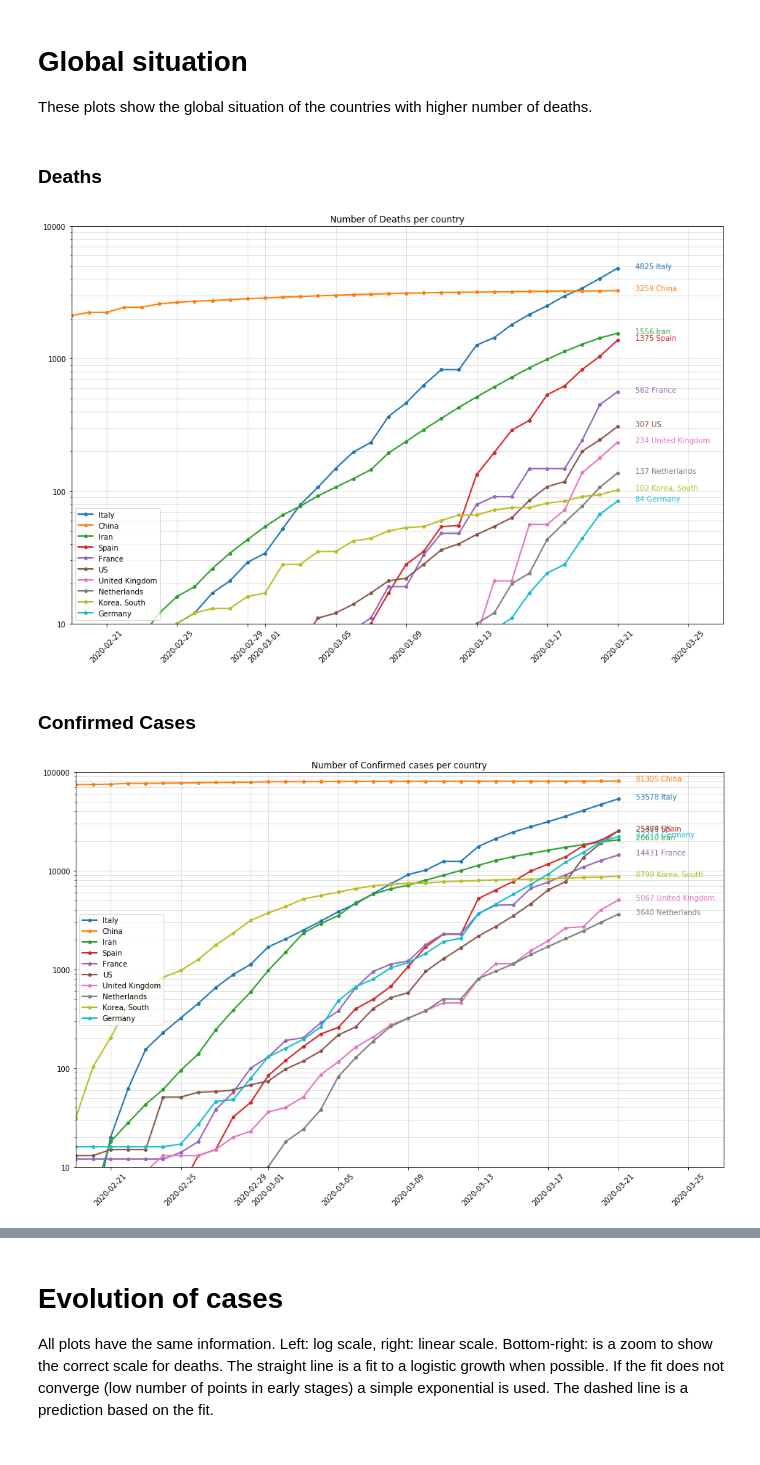
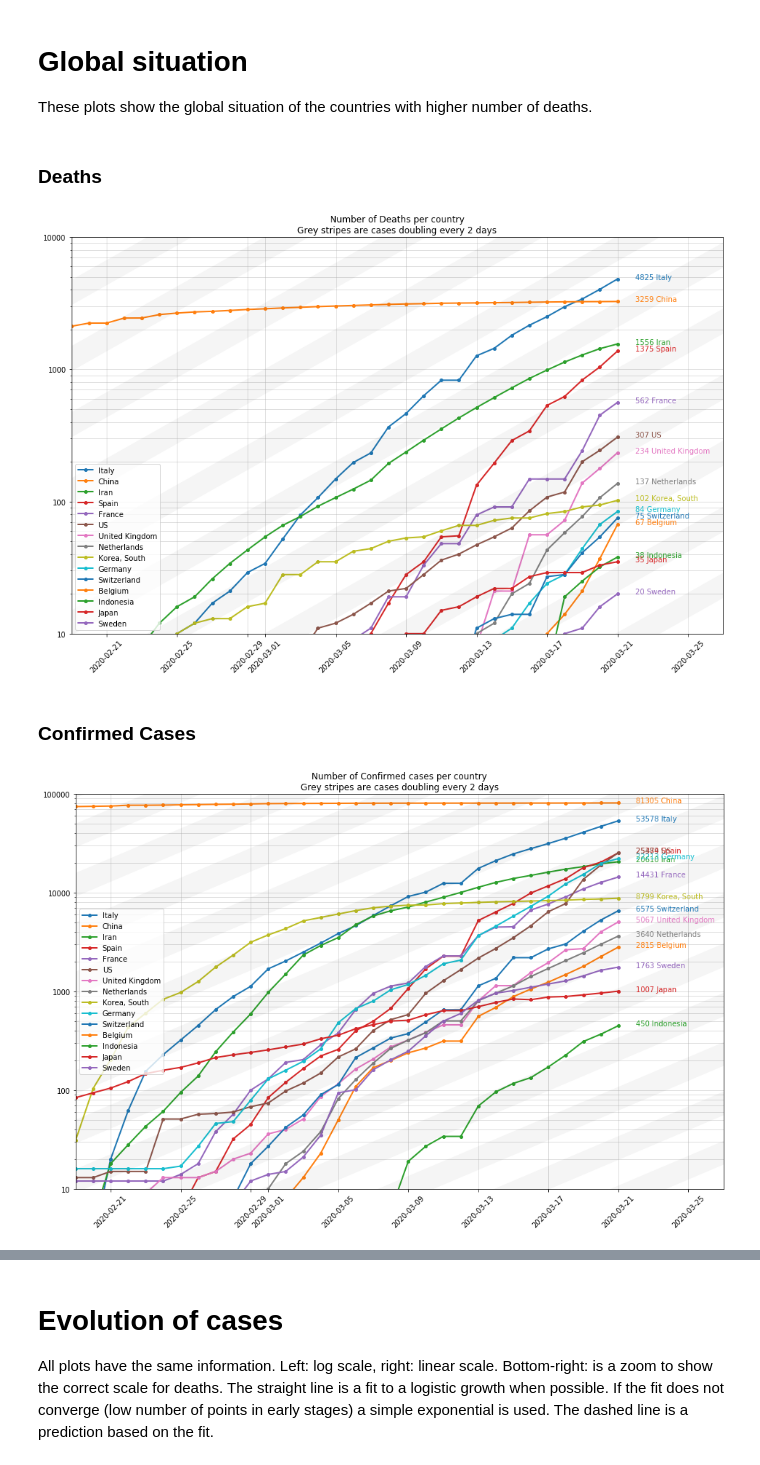
Before and after one commit to jmoldon/coronavirus_analysis, a Jupyter notebook: covid19.ipynb, the cells around one changed output, grey strips where cells are left out. Saved outputs shown, nothing was run; the diff lists cells and outputs as text; code cells hidden in the pictures.

Commit message:
Add stripes with reference growth rate. Fix bug with summary tables

```diff
--- a/covid19.ipynb
+++ b/covid19.ipynb
@@ -210,20 +209,28 @@ def select_country(data, country='', province='', start_date='2020-01-01', end_d
 These plots show the global situation of the countries with higher number of deaths.
 # %%
 display(Markdown('### Deaths'))
+
+most_cases_c = data_c.loc[data_c.groupby(['Country/Region'])['DateTime'].idxmax()].sort_values(by='Deaths')[::-1]
 
 fig = plt.figure(figsize=(16, 10))
 ax1 = plt.subplot2grid((1,1), (0, 0))
 
-for c in most_cases_c.index[0:10]:
+for c in most_cases_c['Country/Region'].iloc[0:15]:
     my_country = data_c[data_c['Country/Region']==c]
     l = ax1.plot(my_country['DateTime'], my_country['Deaths'], 'o-', ms=4, label=c, lw=2)
     ax1.annotate(f"{my_country['Deaths'].iloc[-1]} {c}",
                      (my_country['DateTime'].iloc[-1]+datetime.timedelta(days=1),my_country['Deaths'].iloc[-1]), color=l[0].get_color())
+
+t = my_country['DateTime'][1:]
+n = 2 # days to double
+for j in np.arange(-6,10):
+    ax1.plot(t+datetime.timedelta(days=6), np.sqrt([10.**j*2**(i/n) for i, ti in enumerate(t)]), '-k', alpha=0.04, lw=30)
+
 ax1.legend(loc='lower left')
 ax1.set_yscale('log')
 ax1.set_ylim(10, 10000)
 ax1.set_xlim(my_country['DateTime'].iloc[0]+datetime.timedelta(days=28), my_country['DateTime'].iloc[-1]+datetime.timedelta(days=6))
-ax1.set_title('Number of Deaths per country');
+ax1.set_title(f'Number of Deaths per country\nGrey stripes are cases doubling every {n} days');
 
 formatter = ScalarFormatter()
 formatter.set_scientific(False)
@@ -235,33 +242,39 @@ ax1.grid(which='both', alpha=0.5)
 fig.savefig(f'./plots/most_deaths_evolution.png', bbox_inches='tight', dpi=100)
 # %% [output]
 ### Deaths
-[figure, old version]
+[figure, new version]
 # %%
 display(Markdown('### Confirmed Cases'))
 
 fig = plt.figure(figsize=(16, 10))
 ax1 = plt.subplot2grid((1,1), (0, 0))
 
-for c in most_cases_c.index[0:10]:
+for c in most_cases_c['Country/Region'].iloc[0:15]:
     my_country = data_c[data_c['Country/Region']==c]
     l = ax1.plot(my_country['DateTime'], my_country['Confirmed'], 'o-', ms=4, label=c, lw=2)
     ax1.annotate(f"{my_country['Confirmed'].iloc[-1]} {c}",
                      (my_country['DateTime'].iloc[-1]+datetime.timedelta(days=1),my_country['Confirmed'].iloc[-1]), color=l[0].get_color())
+
+t = my_country['DateTime'][1:]
+n = 2 # days to double
+for j in np.arange(-6,10):
+    ax1.plot(t+datetime.timedelta(days=6), np.sqrt([10.**j*2**(i/n) for i, ti in enumerate(t)]), '-k', alpha=0.04, lw=30)
+
 ax1.legend(loc='center left')
 ax1.set_yscale('log')
 ax1.set_ylim(10, 100000)
 ax1.set_xlim(my_country['DateTime'].iloc[0]+datetime.timedelta(days=28), my_country['DateTime'].iloc[-1]+datetime.timedelta(days=6))
-ax1.set_title('Number of Confirmed cases per country');
+ax1.set_title(f'Number of Confirmed cases per country\nGrey stripes are cases doubling every {n} days');
 
 formatter = ScalarFormatter()
 formatter.set_scientific(False)
 ax1.yaxis.set_major_formatter(formatter)
 
 ax1.xaxis.set_tick_params(rotation=45)
 ax1.grid(which='both', alpha=0.5)
 
 fig.savefig(f'./plots/most_cases_evolution.png', bbox_inches='tight', dpi=100)
 # %% [output]
 ### Confirmed Cases
-[figure, old version]
+[figure, new version]
 # %%
```
Also changed, not shown: parts of 21 cells of this notebook, 23 other files.
